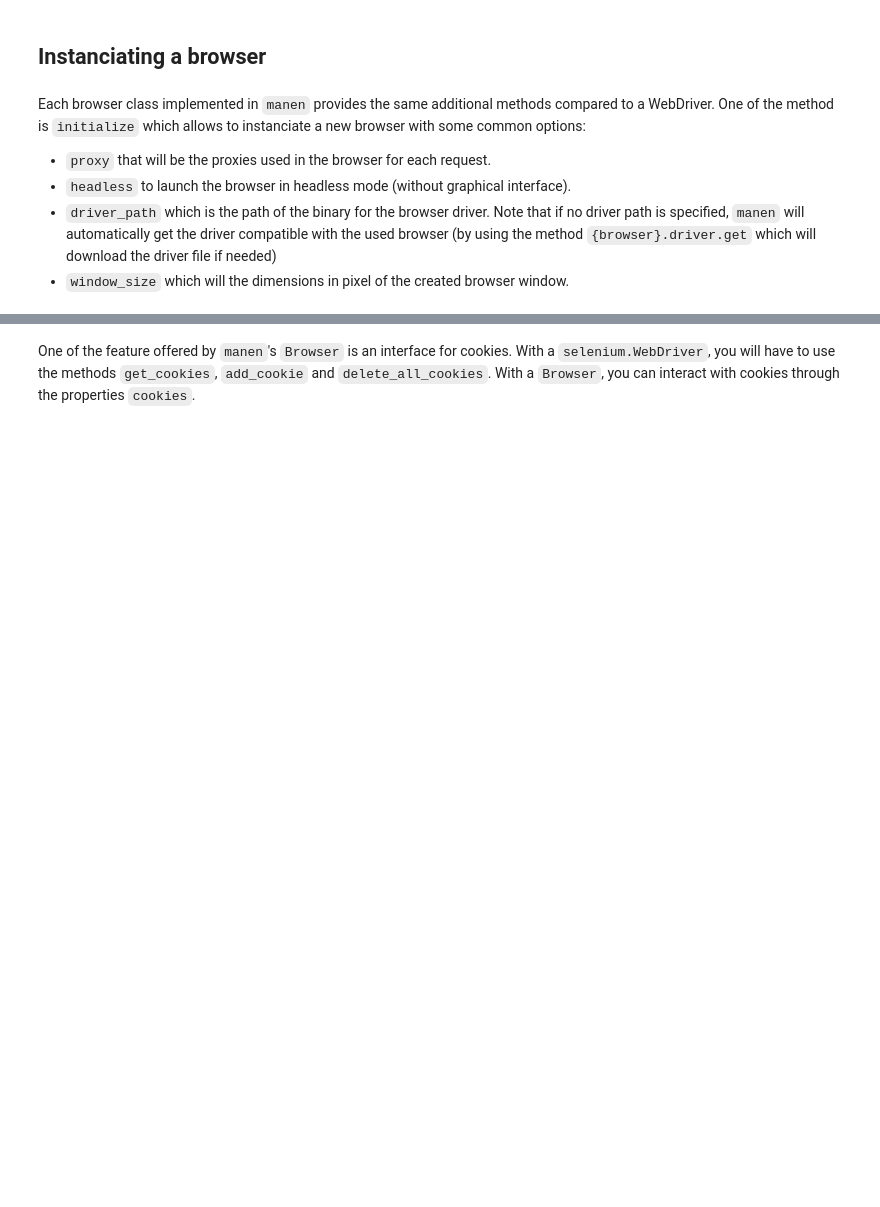
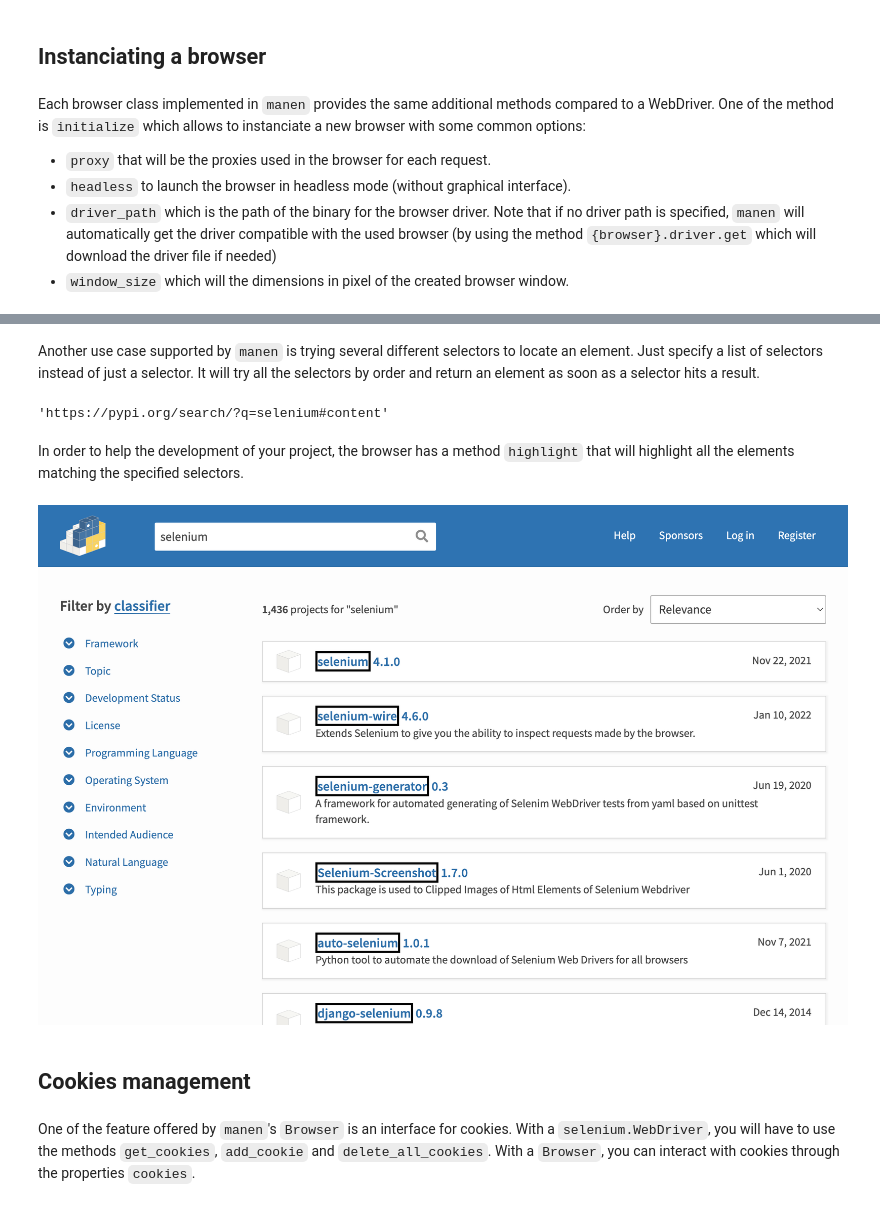
Before and after one commit to kodaho/manen, a Jupyter notebook: docs/source/user_guide/browser.ipynb, the cells around one changed output, grey strips where cells are left out. Cells and saved outputs as stored; diff of their text form; code cells hidden in the pictures; blank space fills up the shorter version.

```diff
--- a/docs/source/user_guide/browser.ipynb
+++ b/docs/source/user_guide/browser.ipynb
@@ -14,4 +20,4 @@ Each browser class implemented in `manen` provides the same additional methods c
 - `window_size` which will the dimensions in pixel of the created browser window.
 # %%
 from manen.browser import ChromeBrowser
-browser = ChromeBrowser.initialize(proxy=None, headless=False)
+browser = ChromeBrowser.initialize(proxy=None, headless=False, window_size=(1152, 864))
@@ -17,0 +47,5 @@ browser = ChromeBrowser.initialize(proxy=None, headless=False)
+# %%
+NAME_SELECTOR = "ul[aria-label='Search results']>li>a>h3>span.package-snippet__name"
+elements = browser.find(NAME_SELECTOR) # equivalent to browser.find(NAME_SELECTOR, many=True)
+for element in elements:
+    print(element.get_attribute('innerText'))
@@ -18,3 +123,24 @@ browser = ChromeBrowser.initialize(proxy=None, headless=False)
+# %% [markdown]
+Another use case supported by `manen` is trying several different selectors to locate an element. Just specify a list of selectors instead of just a selector. It will try all the selectors by order and return an element as soon as a selector hits a result.
+# %%
+browser.find(['fake-link-selector', 'a'], many=False).get_property('href')
+# %% [output]
+'https://pypi.org/search/?q=selenium#content'
+# %% [markdown]
+In order to help the development of your project, the browser has a method `highlight` that will highlight all the elements matching the specified selectors.
+# %%
+from tempfile import NamedTemporaryFile
+from IPython.display import Image
+
+browser.highlight(NAME_SELECTOR)
+with NamedTemporaryFile() as f:
+    browser.save_screenshot(f.name + '.png')
+    highlight_screenshot = Image(f.name + '.png')
+highlight_screenshot
+# %% [output]
+[figure, added]
+# %% [markdown]
+## Cookies management
 # %% [markdown]
 One of the feature offered by `manen`'s `Browser` is an interface for cookies. With a `selenium.WebDriver`, you will have to use the methods `get_cookies`, `add_cookie` and `delete_all_cookies`. With a `Browser`, you can interact with cookies through the properties `cookies`.
 # %%
```
Also changed, not shown: parts of 29 cells of this notebook, 2 other files.
